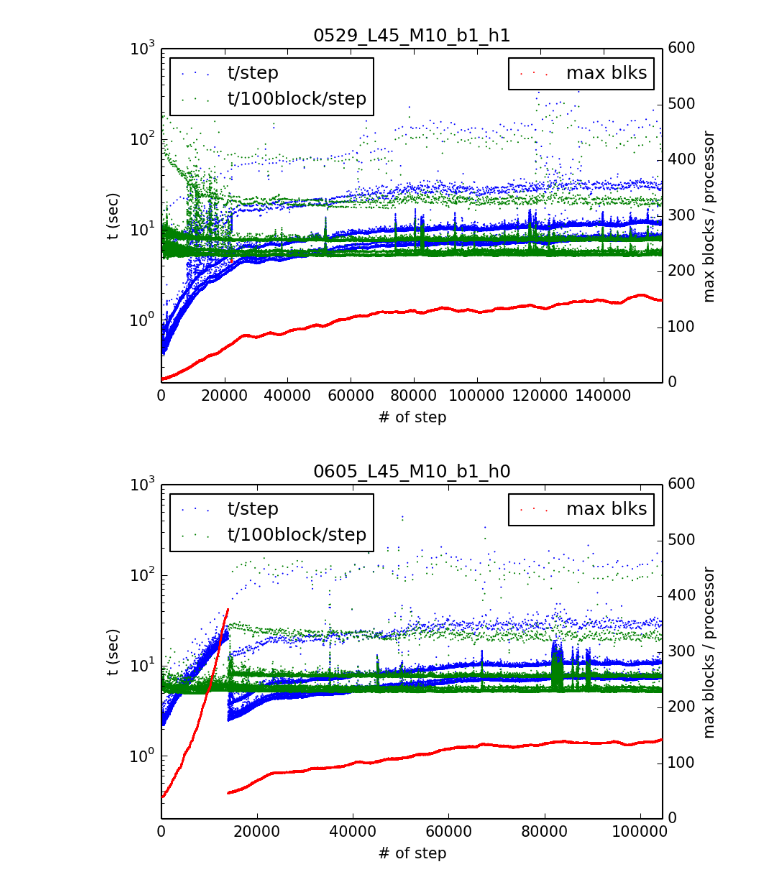
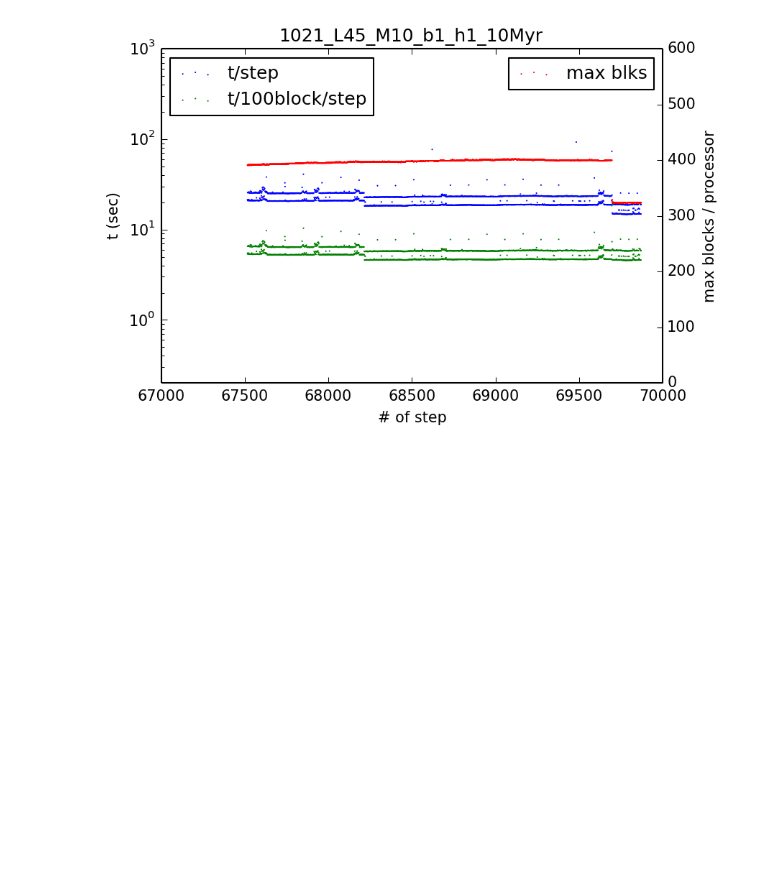
Before and after one commit to yihaochen/FLASHtools, a Jupyter notebook: logfile_analysis.ipynb, the cells around one changed output. Drawn from its saved outputs; the diff is of its cells as text; code cells hidden in the pictures; blank space fills up the shorter version.

```diff
--- a/logfile_analysis.ipynb
+++ b/logfile_analysis.ipynb
@@ -44,21 +44,20 @@ def plot_logfile(fname):
     plt.ylim(0, 600)
     #plt.twinx()
     #plt.scatter(steps[1:], dts[1:], s=1, linewidth=0, color='g', label='dt')
-    plt.xlim(0,steps[-1]+100)
+    #plt.xlim(0,steps[-1]+100)
     plt.legend(loc=1)
     plt.title(fname.split('/')[-2])
     plt.show()
 # %%
 #fnames = ['/home/ychen/data/0529_L45_M10_b1_h1/MHD_Jet.log']
 #fname = '/home/ychen/d9/FLASH4/MHD_Jet_3D/0522_nozzle_restart/MHD_Jet.log'
 fnames = ['/home/ychen/data/0529_L45_M10_b1_h1/MHD_Jet.log',\
           '/home/ychen/data/0605_L45_M10_b1_h0/MHD_Jet.log',\
           '/home/ychen/data/0605_L45_M10_b1_hinf/MHD_Jet.log',\
           '/home/ychen/data/0602_L45_M10_hydro/MHD_Jet.log']
-#fnames = ['/home/ychen/d9/FLASH4/stampede/0602_L45_M10_hydro/MHD_Jet.log']
+fnames = ['/home/ychen/d9/FLASH4/stampede/1021_L45_M10_b1_h1_10Myr/MHD_Jet_10Myr.log']
 
 for fname in fnames:
     plot_logfile(fname)
 # %% [output]
-[figure, old version]
+[figure, new version]
-[figure, removed]
```
Also changed, not shown: parts of 8 cells of this notebook, 6 other files.
